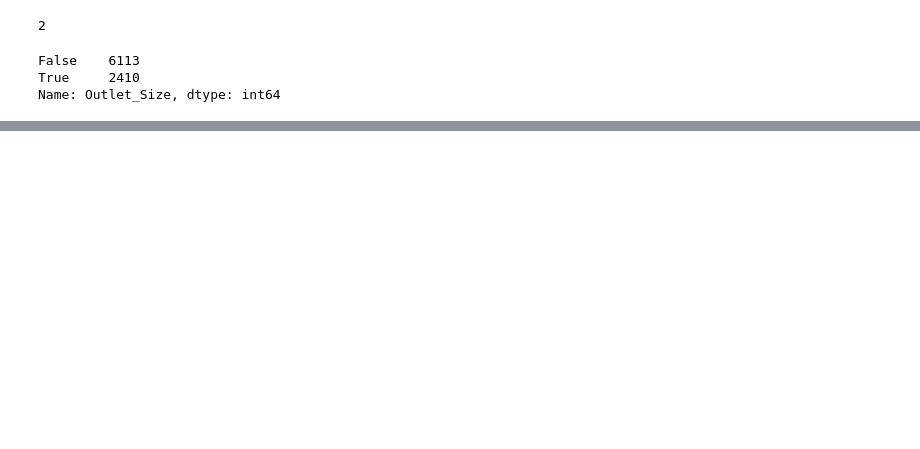
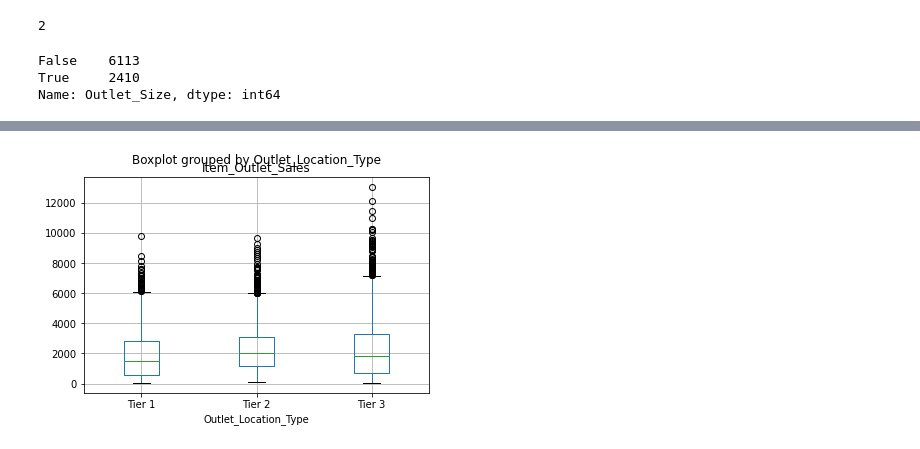
Before and after one commit to Vito-Munoz/Predicciones-de-ventas-alimenticias, a Jupyter notebook: Predicciones_de_ventas_alimenticias_Proyecto.ipynb, the cells around one changed output, grey strips where cells are left out. Cells and saved outputs as stored; diff of their text form; code cells hidden in the pictures; blank space fills up the shorter version.

```diff
--- a/Predicciones_de_ventas_alimenticias_Proyecto.ipynb
+++ b/Predicciones_de_ventas_alimenticias_Proyecto.ipynb
@@ -256,0 +269,4 @@ Name: Outlet_Size, dtype: int64
+# %%
+df.boxplot(column = 'Item_Outlet_Sales', by = 'Outlet_Location_Type');
+# %% [output]
+[figure, added]
```
Also changed, not shown: parts of 4 cells of this notebook.
